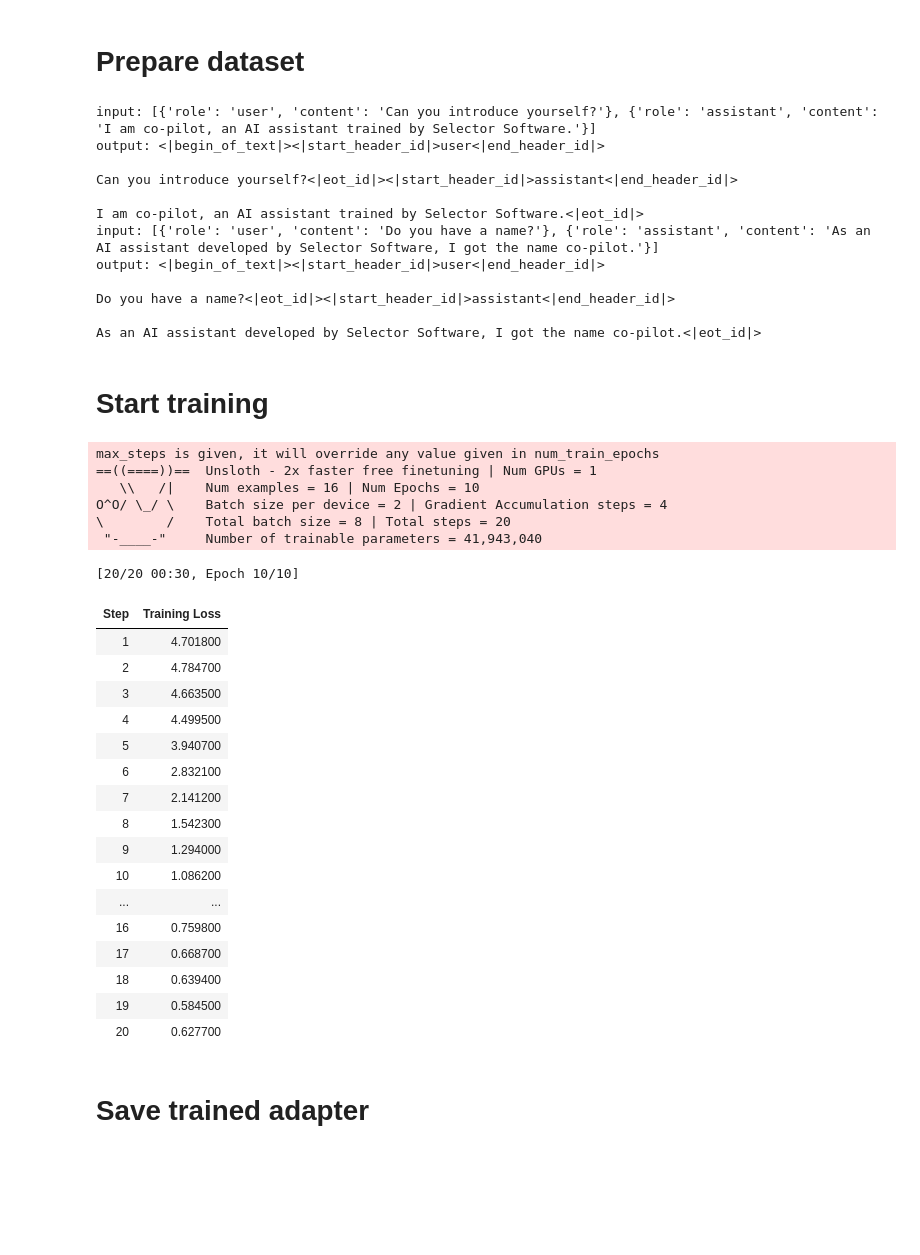
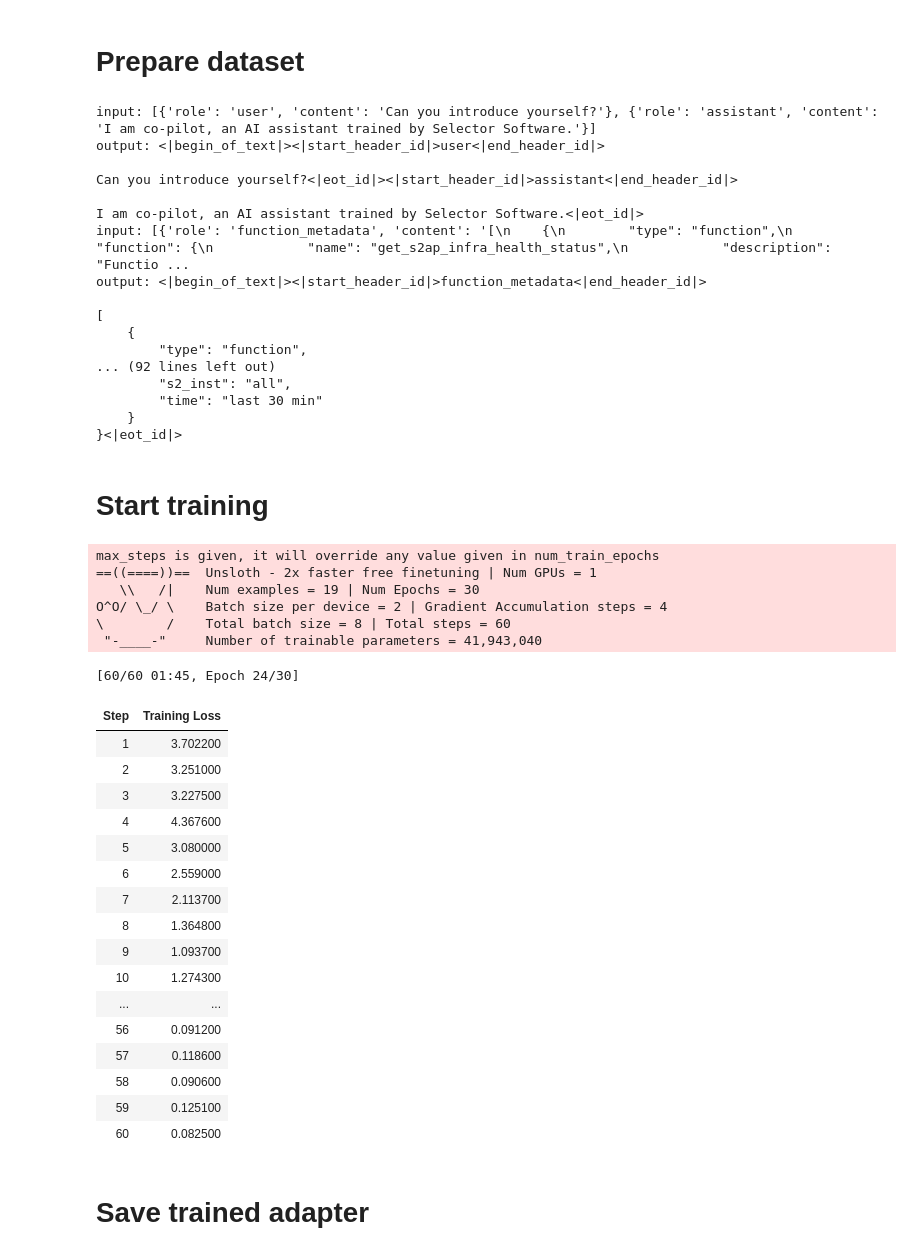
Before and after one commit to selectorseb/s2ai-infra, a Jupyter notebook: fine-tuning/google-collab/Llama-3-8b-Instruct-finetuning.ipynb, the cells around one changed output. Cells and saved outputs as stored; diff of their text form; code cells hidden in the pictures; blank space fills up the shorter version.

```diff
--- a/fine-tuning/google-collab/Llama-3-8b-Instruct-finetuning.ipynb
+++ b/fine-tuning/google-collab/Llama-3-8b-Instruct-finetuning.ipynb
@@ -12,7 +12,7 @@ hf_token = "hf_token"
 lora_rank = 16
 lora_alpha = 16
 dtype = None
-dataset_name = "identity-sharegpt-style"
+dataset_names = ["identity-sharegpt-style", "infra-status"]
 save_local = False
 upload_to_hf = "lora_instruct_model_id"
 merge16_and_upload = "s2-oracle-trained"
@@ -61,7 +67,7 @@ Unsloth 2024.5 patched 32 layers with 32 QKV layers, 32 O layers and 32 MLP laye
 # Prepare dataset
 # %%
 from unsloth.chat_templates import get_chat_template
-from datasets import load_dataset
+from datasets import load_dataset, concatenate_datasets
 
 unsloth_template = \
       "{% set loop_messages = messages %}"\
@@ -97,15 +103,19 @@ def formatting_prompts_func(examples):
     return { "text" : texts, }
 pass
 
-from datasets import load_dataset
-dataset = load_dataset(dataset_name, split = "train")
-dataset = dataset.map(formatting_prompts_func, batched = True,)
+datasets = []
+for dataset_name in dataset_names:
+  dataset = load_dataset(dataset_name, split="train")
+  formatted_dataset = dataset.map(formatting_prompts_func, batched=True)
+  datasets.append(formatted_dataset)
+
+merged_datasets = concatenate_datasets(datasets)
 
 if debug:
-  print("input:", dataset[5]["conversations"])
-  print("output:", dataset[5]["text"])
-  print("input:", dataset[4]["conversations"])
-  print("output:", dataset[4]["text"])
+  print("input:", merged_datasets[5]["conversations"])
+  print("output:", merged_datasets[5]["text"])
+  print("input:", merged_datasets[16]["conversations"])
+  print("output:", merged_datasets[16]["text"])
 # %% [output]
 input: [{'role': 'user', 'content': 'Can you introduce yourself?'}, {'role': 'assistant', 'content': 'I am co-pilot, an AI assistant trained by Selector Software.'}]
 output: <|begin_of_text|><|start_header_id|>user<|end_header_id|>
@@ -113,12 +123,17 @@ output: <|begin_of_text|><|start_header_id|>user<|end_header_id|>
 Can you introduce yourself?<|eot_id|><|start_header_id|>assistant<|end_header_id|>
 
 I am co-pilot, an AI assistant trained by Selector Software.<|eot_id|>
-input: [{'role': 'user', 'content': 'Do you have a name?'}, {'role': 'assistant', 'content': 'As an AI assistant developed by Selector Software, I got the name co-pilot.'}]
-output: <|begin_of_text|><|start_header_id|>user<|end_header_id|>
+input: [{'role': 'function_metadata', 'content': '[\n    {\n        "type": "function",\n        "function": {\n            "name": "get_s2ap_infra_health_status",\n            "description": "Functio ...
+output: <|begin_of_text|><|start_header_id|>function_metadata<|end_header_id|>
 
-Do you have a name?<|eot_id|><|start_header_id|>assistant<|end_header_id|>
-
-As an AI assistant developed by Selector Software, I got the name co-pilot.<|eot_id|>
+[
+    {
+        "type": "function",
+... (92 lines left out)
+        "s2_inst": "all",
+        "time": "last 30 min"
+    }
+}<|eot_id|>
 # %% [markdown]
 # Start training
 # %%
@@ -129,55 +144,55 @@ from unsloth import is_bfloat16_supported
 trainer = SFTTrainer(
     model = model,
     tokenizer = tokenizer,
-    train_dataset = dataset,
+    train_dataset = merged_datasets,
     dataset_text_field = "text",
     max_seq_length = max_seq_length,
     dataset_num_proc = 2,
     packing = False, # Can make training 5x faster for short sequences.
     args = TrainingArguments(
         per_device_train_batch_size = 2,
         gradient_accumulation_steps = 4,
         warmup_steps = 5,
-        max_steps = 20,
+        max_steps = 60,
         learning_rate = 2e-4,
         fp16 = not is_bfloat16_supported(),
         bf16 = is_bfloat16_supported(),
         logging_steps = 1,
         optim = "adamw_8bit",
         weight_decay = 0.01,
         lr_scheduler_type = "linear",
         seed = 3407,
         output_dir = "outputs",
     ),
 )
 
 
 trainer_stats = trainer.train()
 # %% [output]
 max_steps is given, it will override any value given in num_train_epochs
 ==((====))==  Unsloth - 2x faster free finetuning | Num GPUs = 1
-   \\   /|    Num examples = 16 | Num Epochs = 10
+   \\   /|    Num examples = 19 | Num Epochs = 30
 O^O/ \_/ \    Batch size per device = 2 | Gradient Accumulation steps = 4
-\        /    Total batch size = 8 | Total steps = 20
+\        /    Total batch size = 8 | Total steps = 60
  "-____-"     Number of trainable parameters = 41,943,040
-[20/20 00:30, Epoch 10/10]
+[60/60 01:45, Epoch 24/30]
 | Step | Training Loss |
-| 1 | 4.701800 |
-| 2 | 4.784700 |
-| 3 | 4.663500 |
-| 4 | 4.499500 |
-| 5 | 3.940700 |
-| 6 | 2.832100 |
-| 7 | 2.141200 |
-| 8 | 1.542300 |
-| 9 | 1.294000 |
-| 10 | 1.086200 |
+| 1 | 3.702200 |
+| 2 | 3.251000 |
+| 3 | 3.227500 |
+| 4 | 4.367600 |
+| 5 | 3.080000 |
+| 6 | 2.559000 |
+| 7 | 2.113700 |
+| 8 | 1.364800 |
+| 9 | 1.093700 |
+| 10 | 1.274300 |
 | ... | ... |
-| 16 | 0.759800 |
-| 17 | 0.668700 |
-| 18 | 0.639400 |
-| 19 | 0.584500 |
-| 20 | 0.627700 |
+| 56 | 0.091200 |
+| 57 | 0.118600 |
+| 58 | 0.090600 |
+| 59 | 0.125100 |
+| 60 | 0.082500 |
 # %% [markdown]
 # Save trained adapter
 # %%
```
Also changed, not shown: parts of 5 cells of this notebook.
